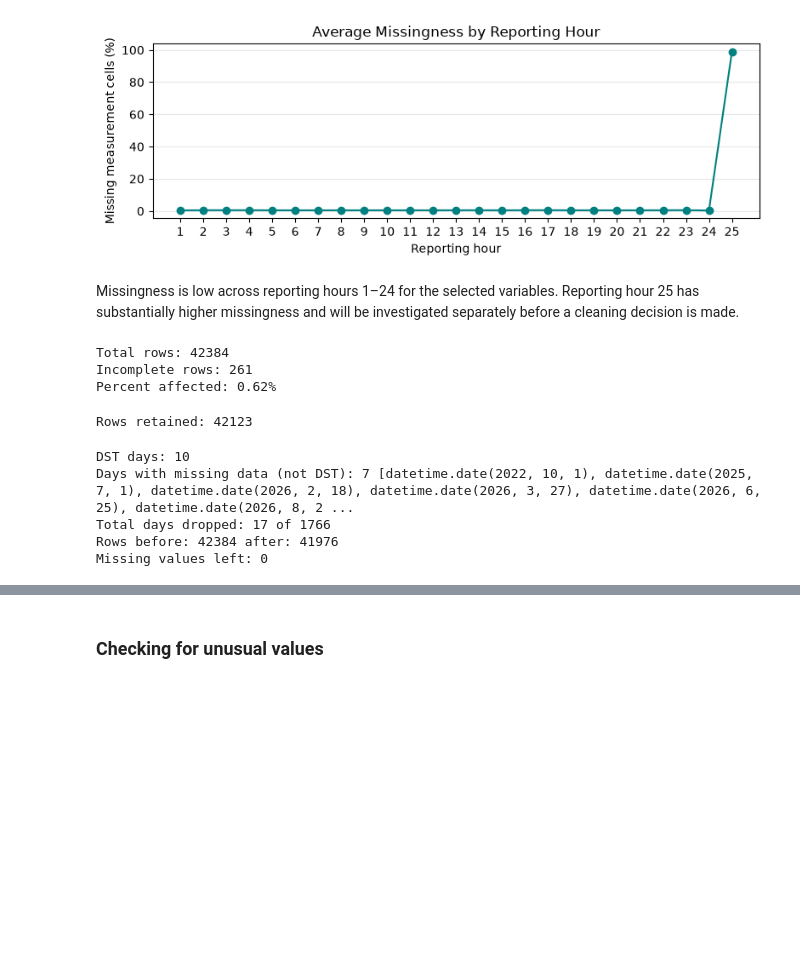
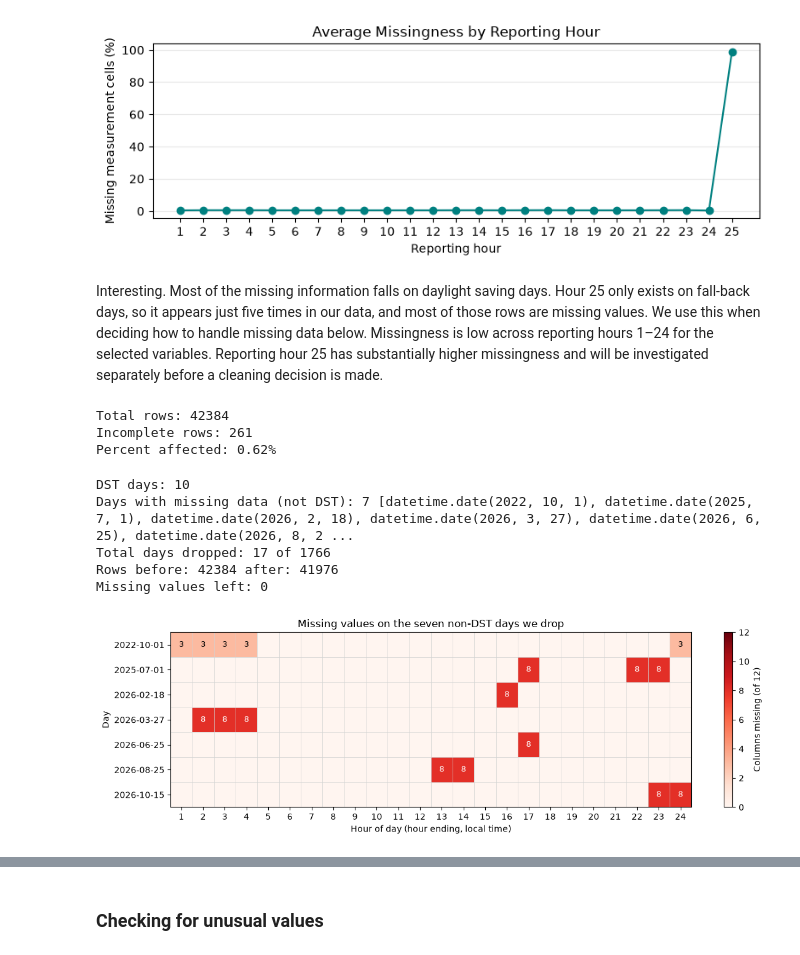
Before and after one commit to refreshminht/ac209a_low_carbon_computing, a Jupyter notebook: notebooks/01_data_cleaning.ipynb, the cells around one changed output, grey strips where cells are left out. Saved outputs shown, nothing was run; the diff lists cells and outputs as text; code cells hidden in the pictures; blank space fills up the shorter version.

```diff
--- a/notebooks/01_data_cleaning.ipynb
+++ b/notebooks/01_data_cleaning.ipynb
@@ -294,7 +379,7 @@ plt.show()
 # %% [output]
 [figure]
 # %% [markdown]
-Missingness is low across reporting hours 1–24 for the selected variables. Reporting hour 25 has substantially higher missingness and will be investigated separately before a cleaning decision is made.
+Interesting. Most of the missing information falls on daylight saving days. Hour 25 only exists on fall-back days, so it appears just five times in our data, and most of those rows are missing values. We use this when deciding how to handle missing data below. Missingness is low across reporting hours 1–24 for the selected variables. Reporting hour 25 has substantially higher missingness and will be investigated separately before a cleaning decision is made.
 # %%
 incomplete = pjm_selected[measurement_cols].isna().any(axis=1)
 
@@ -305,14 +390,6 @@ print(f"Percent affected: {incomplete.mean() * 100:.2f}%")
 Total rows: 42384
 Incomplete rows: 261
 Percent affected: 0.62%
-# %%
-pjm_complete = pjm_selected.dropna(
-    subset=measurement_cols
-).copy()
-
-print("Rows retained:", len(pjm_complete))
-# %% [output]
-Rows retained: 42123
 # %%
 # Columns we use in modeling. Generated-electricity carbon intensity is our target.
 # We only check these, so gaps in columns we don't use don't cost us extra days.
@@ -346,4 +423,36 @@ Days with missing data (not DST): 7 [datetime.date(2022, 10, 1), datetime.date(2
 Total days dropped: 17 of 1766
 Rows before: 42384 after: 41976
 Missing values left: 0
+# %%
+#hours are missing on the seven non-DST days we drop, and how many columns at once?
+other_days = sorted(missing_days - dst_days)
+sub = pjm_selected[local_day.isin(other_days)].copy()
+sub["day"] = local_day[local_day.isin(other_days)]
+sub["n_missing"] = sub[check_cols].isna().sum(axis=1)
+grid = sub.pivot_table(index="day", columns="Hour", values="n_missing", aggfunc="sum").reindex(columns=range(1, 25))
+
+fig, ax = plt.subplots(figsize=(12, 3.8))
+im = ax.imshow(grid.values, cmap="Reds", vmin=0, vmax=len(check_cols), aspect="auto")
+
+#writing number of missing columns on square
+for (r, c), v in np.ndenumerate(grid.values):
+    if v > 0:
+        ax.text(c, r, int(v), ha="center", va="center", fontsize=9,
+                color="white" if v > len(check_cols) / 2 else "black")
+
+ax.set_xticks(range(24), range(1, 25))
+ax.set_yticks(range(len(grid)), [str(d) for d in grid.index])
+ax.set_xticks(np.arange(-0.5, 24, 1), minor=True)
+ax.set_yticks(np.arange(-0.5, len(grid), 1), minor=True)
+ax.grid(which="minor", color="lightgray", linewidth=0.5)
+ax.tick_params(which="minor", length=0)
+ax.set_xlabel("Hour of day (hour ending, local time)")
+ax.set_ylabel("Day")
+ax.set_title("Missing values on the seven non-DST days we drop")
+cbar = fig.colorbar(im, ax=ax)
+cbar.set_label(f"Columns missing (of {len(check_cols)})")
+plt.tight_layout()
+plt.show()
+# %% [output]
+[figure, added]
 # %% [markdown]
```
Also changed, not shown: parts of 47 cells of this notebook.
